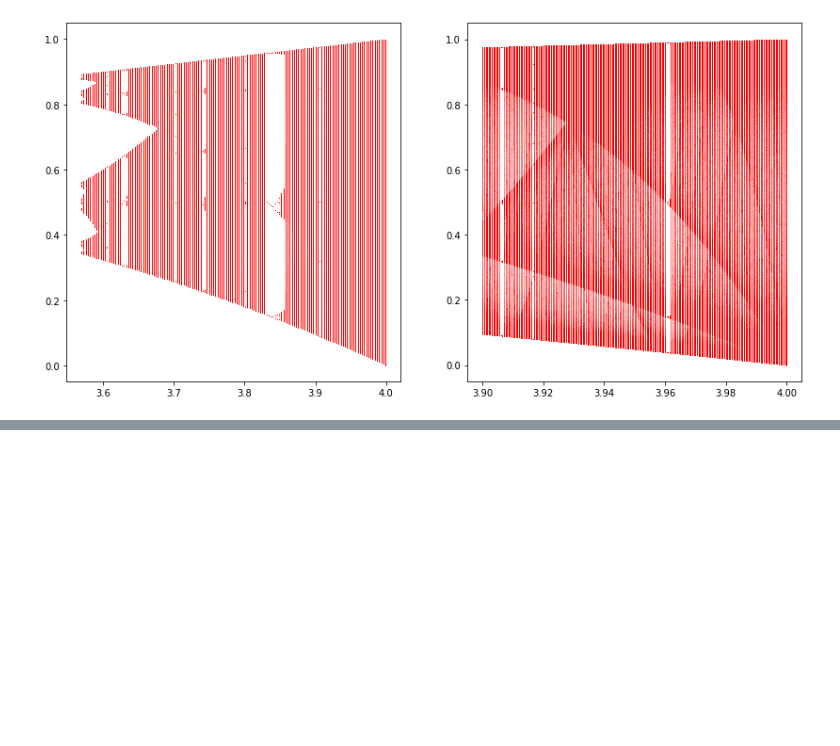
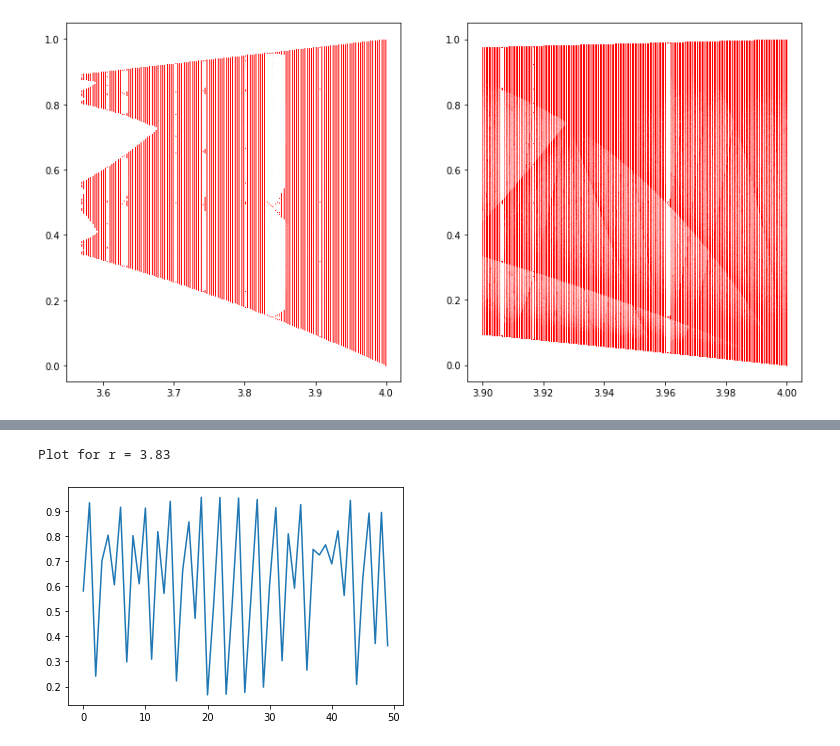
Before and after one commit to pavponn/computational-methods, a Jupyter notebook: homework-1/task2.ipynb, the cells around one changed output, grey strips where cells are left out. Saved outputs shown, nothing was run; the diff lists cells and outputs as text; code cells hidden in the pictures; blank space fills up the shorter version.

```diff
--- a/homework-1/task2.ipynb
+++ b/homework-1/task2.ipynb
@@ -358,0 +341,5 @@ show_graph_for_r_in_range(FEIGENBAUM_R_INF, 4)
+# %%
+show_graph_for_r(3.83)
+# %% [output]
+Plot for r = 3.83
+[figure, added]
```
Also changed, not shown: parts of 24 cells of this notebook.
